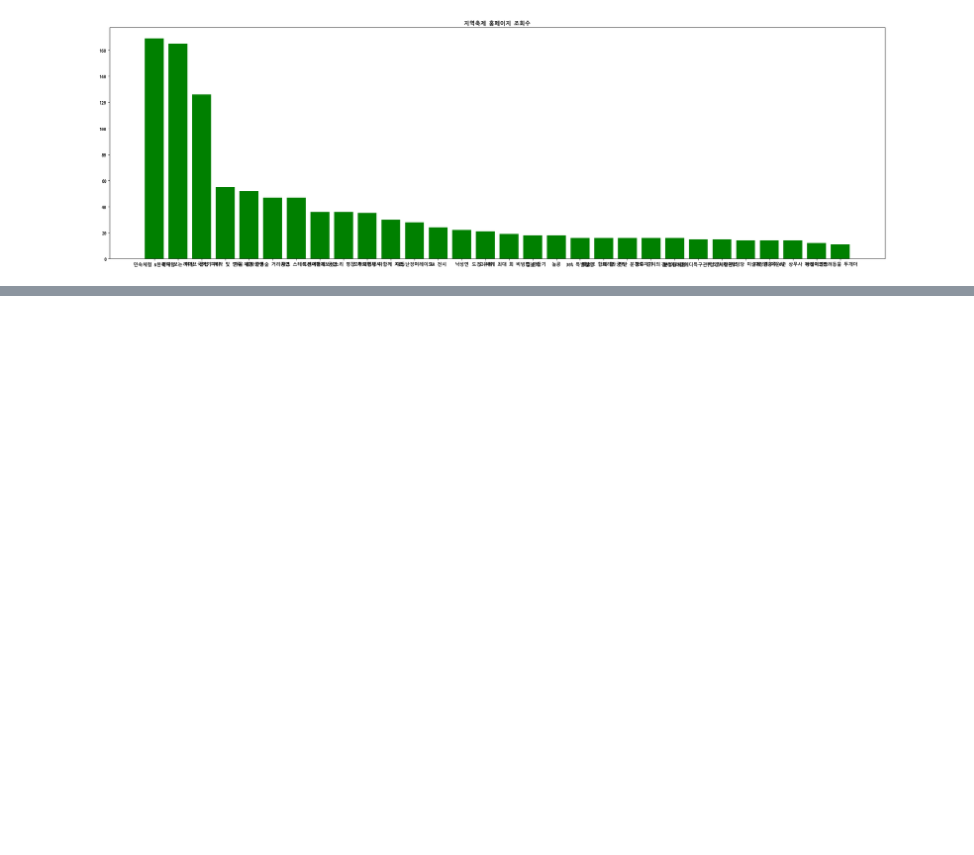
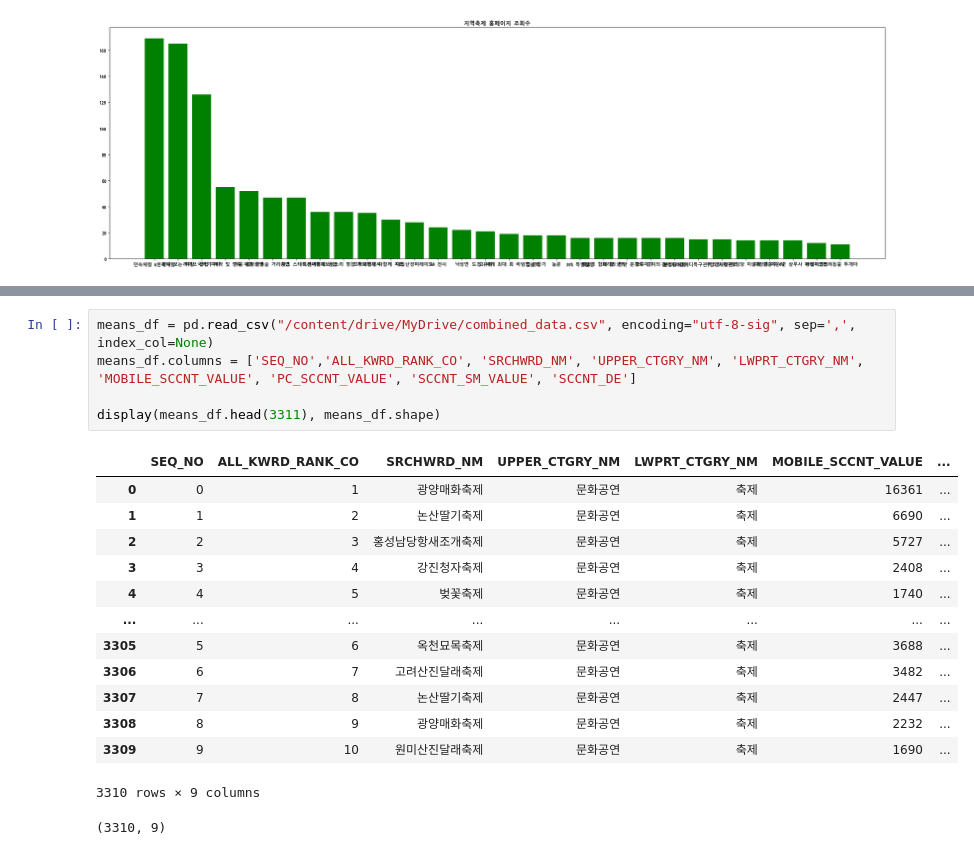
Before and after one commit to kKn00077/techit-travel-data-analysis, a Jupyter notebook: Domestic2.ipynb, the cells around one changed output, grey strips where cells are left out. Saved outputs shown, nothing was run; the diff lists cells and outputs as text; blank space fills up the shorter version.

```diff
--- a/Domestic2.ipynb
+++ b/Domestic2.ipynb
@@ -161,0 +160,20 @@ plt.show()
+# %%
+means_df = pd.read_csv("/content/drive/MyDrive/combined_data.csv", encoding="utf-8-sig", sep=',', index_col=None)
+means_df.columns = ['SEQ_NO','ALL_KWRD_RANK_CO', 'SRCHWRD_NM', 'UPPER_CTGRY_NM', 'LWPRT_CTGRY_NM', 'MOBILE_SCCNT_VALUE', 'PC_SCCNT_VALUE', 'SCCNT_SM_VALUE', 'SCCNT_DE']
+
+display(means_df.head(3311), means_df.shape)
+# %% [output]
+|  | SEQ_NO | ALL_KWRD_RANK_CO | SRCHWRD_NM | UPPER_CTGRY_NM | LWPRT_CTGRY_NM | MOBILE_SCCNT_VALUE | ... |
+| 0 | 0 | 1 | 광양매화축제 | 문화공연 | 축제 | 16361 | ... |
+| 1 | 1 | 2 | 논산딸기축제 | 문화공연 | 축제 | 6690 | ... |
+| 2 | 2 | 3 | 홍성남당항새조개축제 | 문화공연 | 축제 | 5727 | ... |
+| 3 | 3 | 4 | 강진청자축제 | 문화공연 | 축제 | 2408 | ... |
+| 4 | 4 | 5 | 벚꽃축제 | 문화공연 | 축제 | 1740 | ... |
+| ... | ... | ... | ... | ... | ... | ... | ... |
+| 3305 | 5 | 6 | 옥천묘목축제 | 문화공연 | 축제 | 3688 | ... |
+| 3306 | 6 | 7 | 고려산진달래축제 | 문화공연 | 축제 | 3482 | ... |
+| 3307 | 7 | 8 | 논산딸기축제 | 문화공연 | 축제 | 2447 | ... |
+| 3308 | 8 | 9 | 광양매화축제 | 문화공연 | 축제 | 2232 | ... |
+| 3309 | 9 | 10 | 원미산진달래축제 | 문화공연 | 축제 | 1690 | ... |
+3310 rows × 9 columns
+(3310, 9)
```
Also changed, not shown: parts of 6 cells of this notebook.
